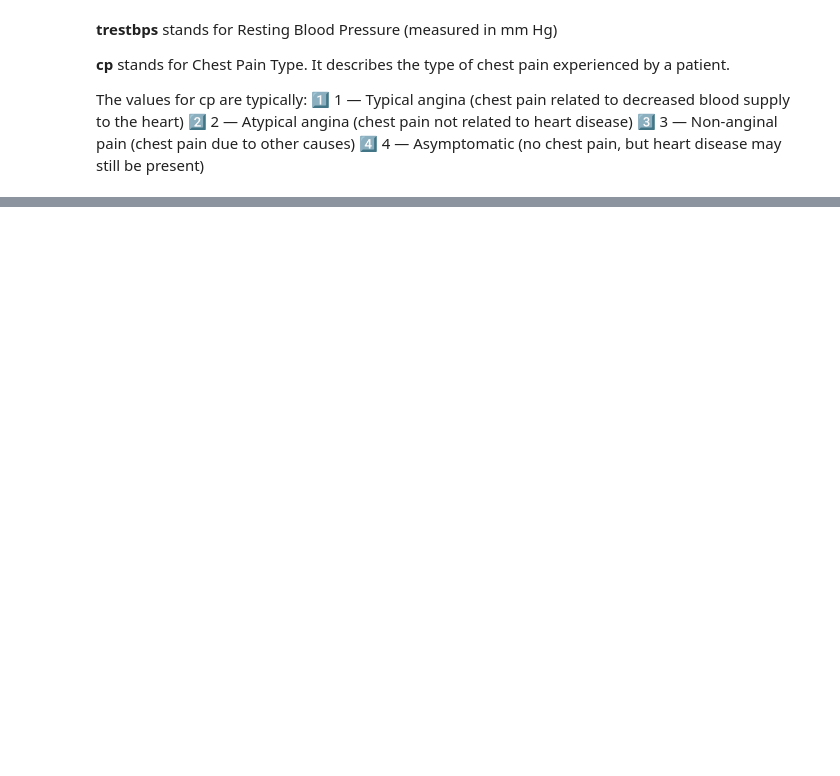
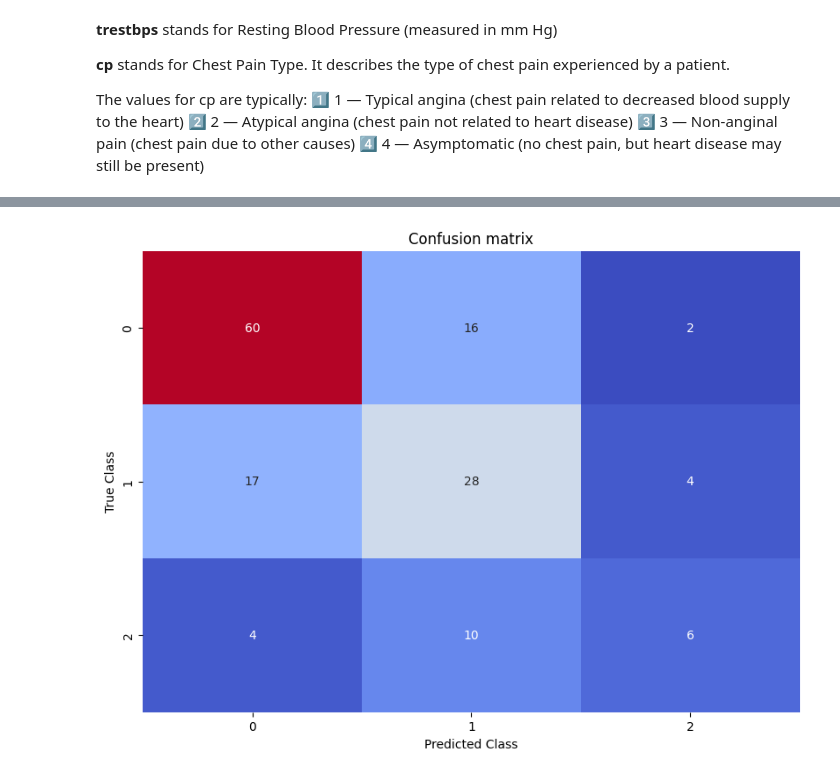
Before and after one commit to TyamanovaMargo/DI-Bootcamp, a Jupyter notebook: Predicting_Heart_Disease.ipynb, the cells around one changed output, grey strips where cells are left out. Saved outputs shown, nothing was run; the diff lists cells and outputs as text; code cells hidden in the pictures; blank space fills up the shorter version.

```diff
--- a/Predicting_Heart_Disease.ipynb
+++ b/Predicting_Heart_Disease.ipynb
@@ -34,0 +395,20 @@ The values for cp are typically:
+# %%
+from sklearn.impute import KNNImputer
+
+columns_with_outliers = ['cp_atypical angina', 'ca']
+
+imputer = KNNImputer(n_neighbors=5)
+df_cleaned[columns_with_outliers] = imputer.fit_transform(df_cleaned[columns_with_outliers])
+
+
+columns_to_check = [col for col in df_cleaned.columns if col not in columns_with_outliers]
+
+for col in columns_to_check:
+    Q1 = df_cleaned[col].quantile(0.25)
+    Q3 = df_cleaned[col].quantile(0.75)
+    IQR = Q3 - Q1
+    lower_bound = Q1 - 1.5 * IQR
+    upper_bound = Q3 + 1.5 * IQR
+    df_cleaned = df_cleaned[(df_cleaned[col] >= lower_bound) & (df_cleaned[col] <= upper_bound)]
+
+print(df_cleaned.shape)
@@ -34,0 +419,10 @@ The values for cp are typically:
+# %%
+X = df_cleaned.drop('num', axis=1)
+y = df_cleaned['num']
+
+X_train, X_test, y_train, y_test = train_test_split(X, y, test_size=0.2, stratify=y, random_state=42)
+
+print(X_train.shape)
+print(X_test.shape)
+print(y_train.shape)
+print(y_test.shape)
@@ -34,0 +561,17 @@ The values for cp are typically:
+# %%
+class_names = ['0', '1', '2']
+
+matrix_rf = confusion_matrix(y_test, y_pred_rf)
+
+df_rf = pd.DataFrame(matrix_rf, index=class_names, columns=class_names)
+
+plt.figure(figsize=(8, 6))
+sns.heatmap(df_rf, annot=True, cbar=None, cmap="coolwarm", fmt='g')
+
+plt.title("Confusion matrix")
+plt.tight_layout()
+plt.ylabel("True Class")
+plt.xlabel("Predicted Class")
+plt.show()
+# %% [output]
+[figure, added]
```
Also changed, not shown: parts of 37 cells of this notebook.
